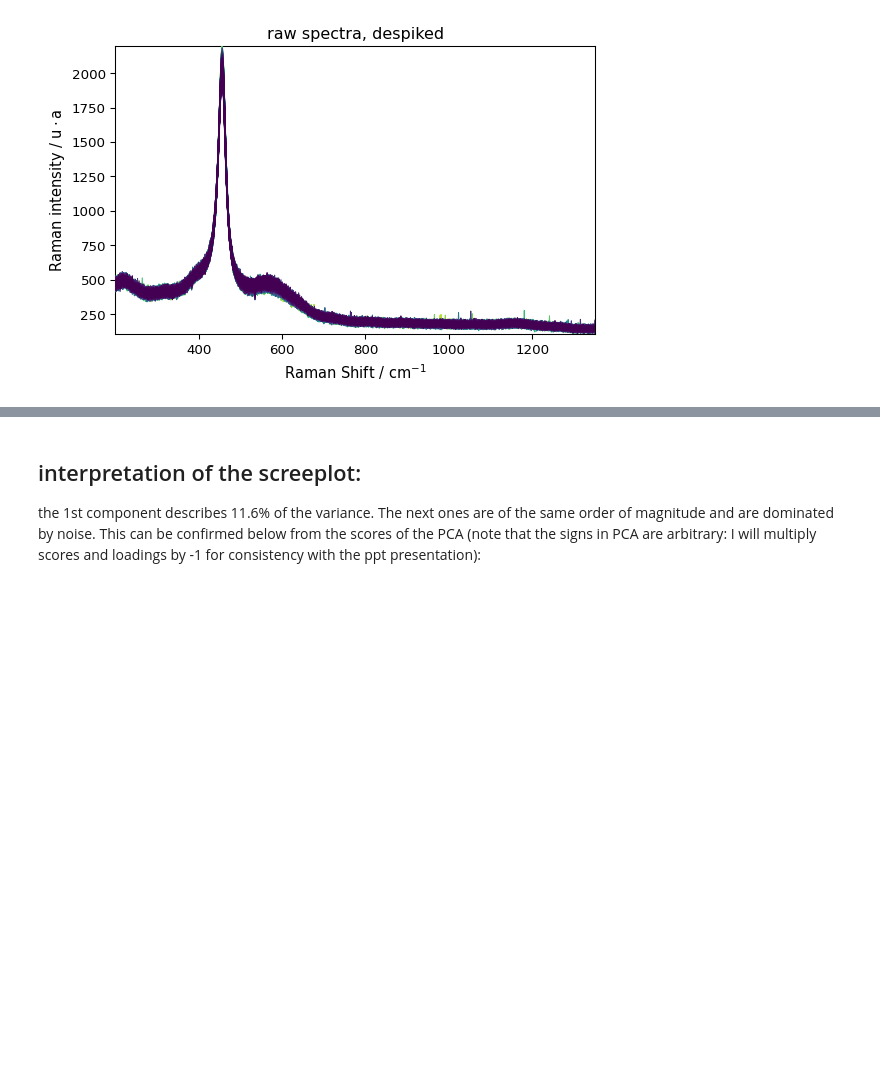
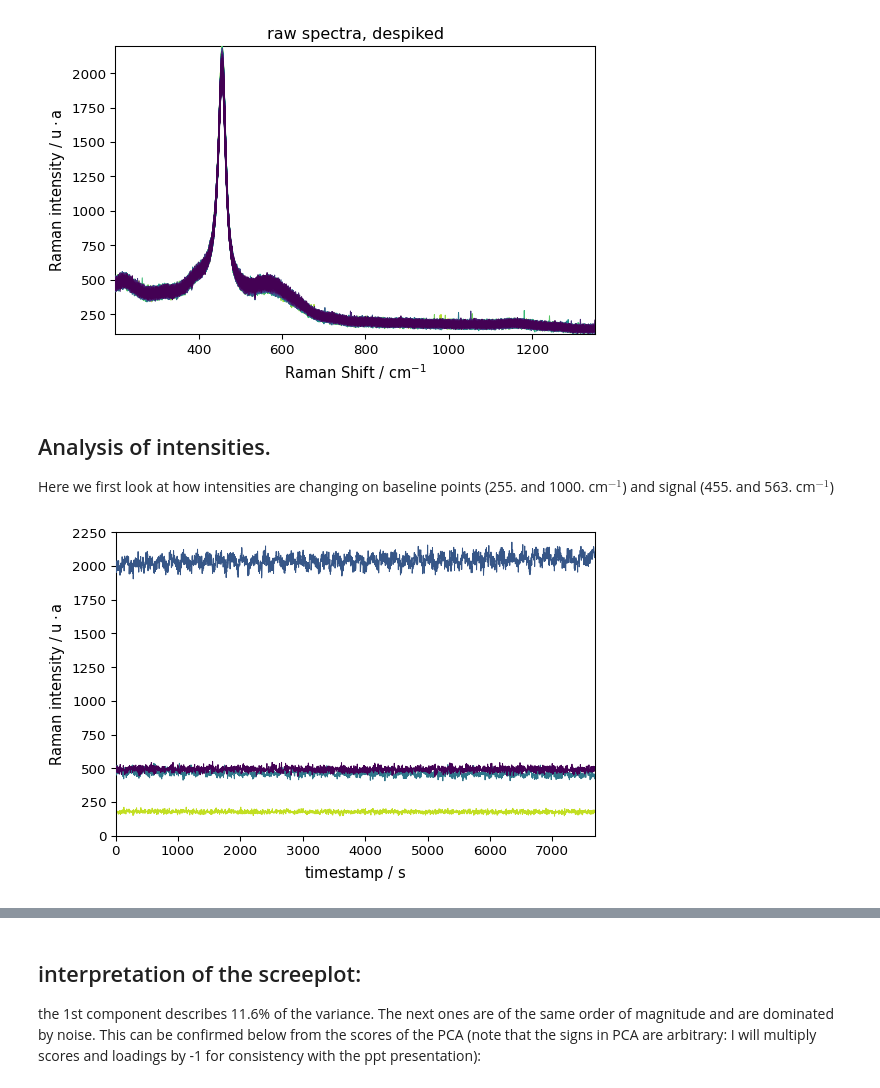
Before and after one commit to atravert/psd_raman_hoyer, a Jupyter notebook: notebook_raman_hoyer.ipynb, the cells around one changed output, grey strips where cells are left out. Drawn from its saved outputs; the diff is of its cells as text; code cells hidden in the pictures; blank space fills up the shorter version.

Commit message:
update w/ intensity analysis

```diff
--- a/notebook_raman_hoyer.ipynb
+++ b/notebook_raman_hoyer.ipynb
@@ -57,3 +62,13 @@ D_2.plot(title='raw spectra, despiked')
 scp.show()
 # %% [output]
 [figure]
+# %% [markdown]
+## Analysis of intensities.
+
+Here we first look at how intensities are changing on baseline points (255. and 1000. cm$^{-1}$) and signal (455. and 563. cm$^{-1}$)
+# %%
+# Single intensites
+
+_ = D_2[:, [225., 455., 563., 1000.]].T.plot(ylim=(0.,2250.))
+# %% [output]
+[figure, added]
```
Also changed, not shown: parts of 20 cells of this notebook, 33 other files.
